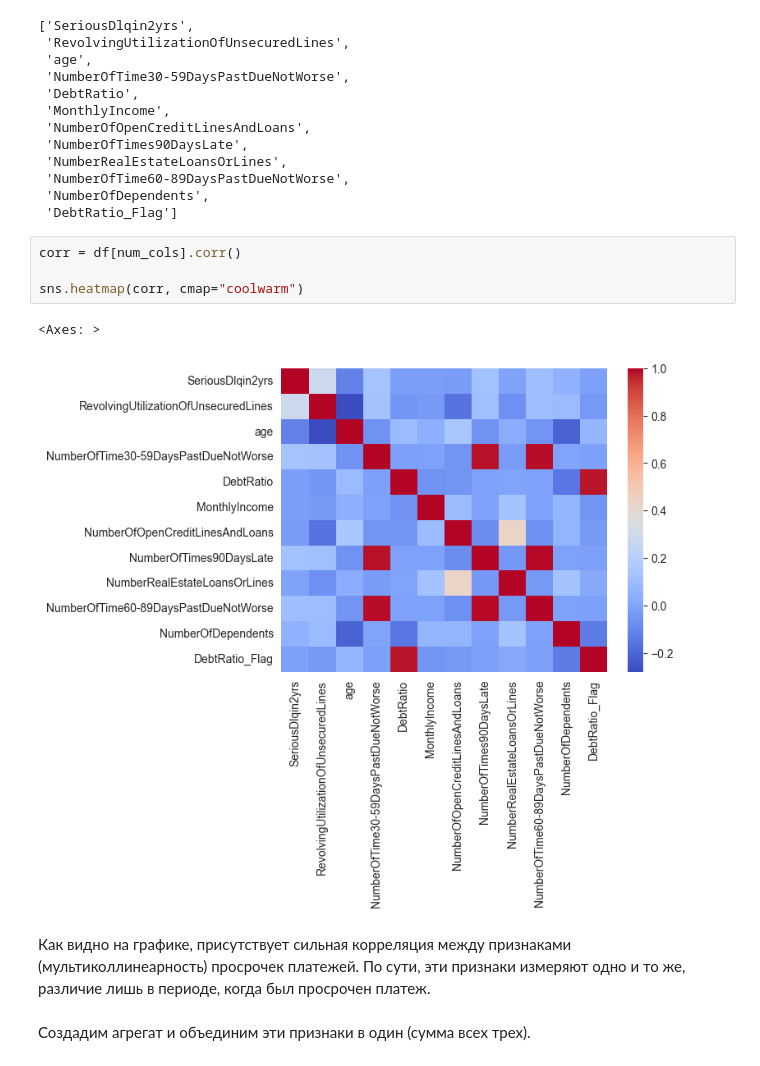
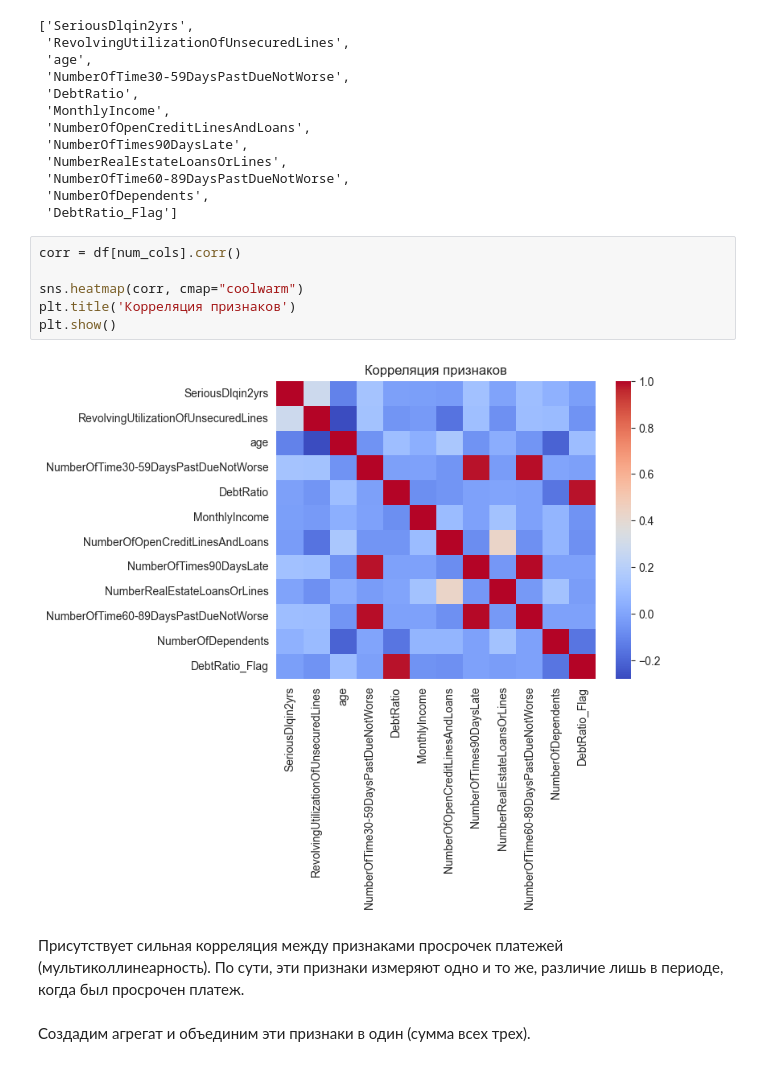
Before and after one commit to george-gh5/credit-scoring-ml, a Jupyter notebook: notebooks/01_eda_and_prep.ipynb, the cells around one changed output. Cells and saved outputs as stored; diff of their text form.

```diff
--- a/notebooks/01_eda_and_prep.ipynb
+++ b/notebooks/01_eda_and_prep.ipynb
@@ -336,12 +358,13 @@ num_cols
 # %%
 corr = df[num_cols].corr()
 
 sns.heatmap(corr, cmap="coolwarm")
+plt.title('Корреляция признаков')
+plt.show()
 # %% [output]
-<Axes: >
-[figure, old version]
+[figure, new version]
 # %% [markdown]
-Как видно на графике, присутствует сильная корреляция между признаками (мультиколлинеарность) просрочек платежей. По сути, эти признаки измеряют одно и то же, различие лишь в периоде, когда был просрочен платеж.
+Присутствует сильная корреляция между признаками просрочек платежей (мультиколлинеарность). По сути, эти признаки измеряют одно и то же, различие лишь в периоде, когда был просрочен платеж.
 # %% [markdown]
 Создадим агрегат и объединим эти признаки в один (сумма всех трех).
 # %%
```
Also changed, not shown: parts of 60 cells of this notebook, 2 other files.
